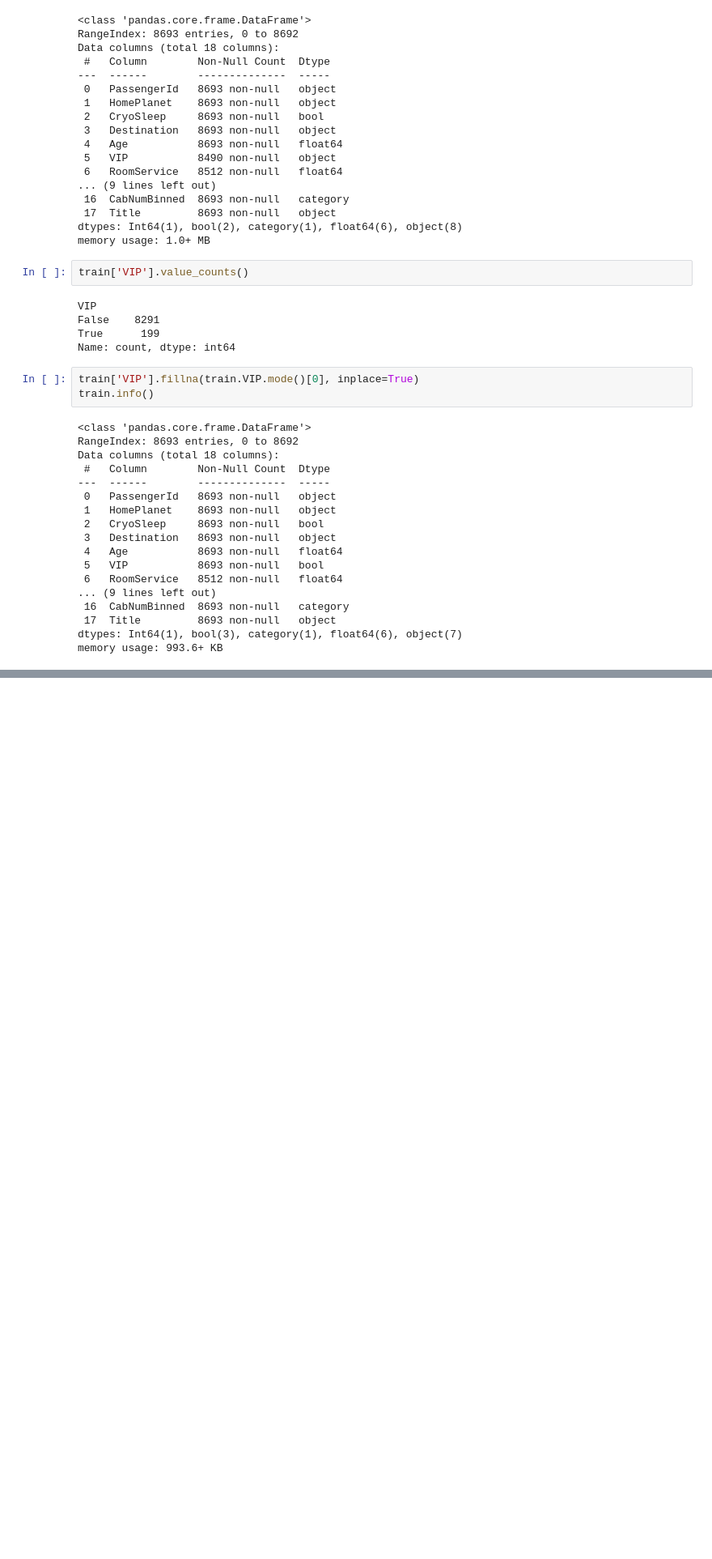
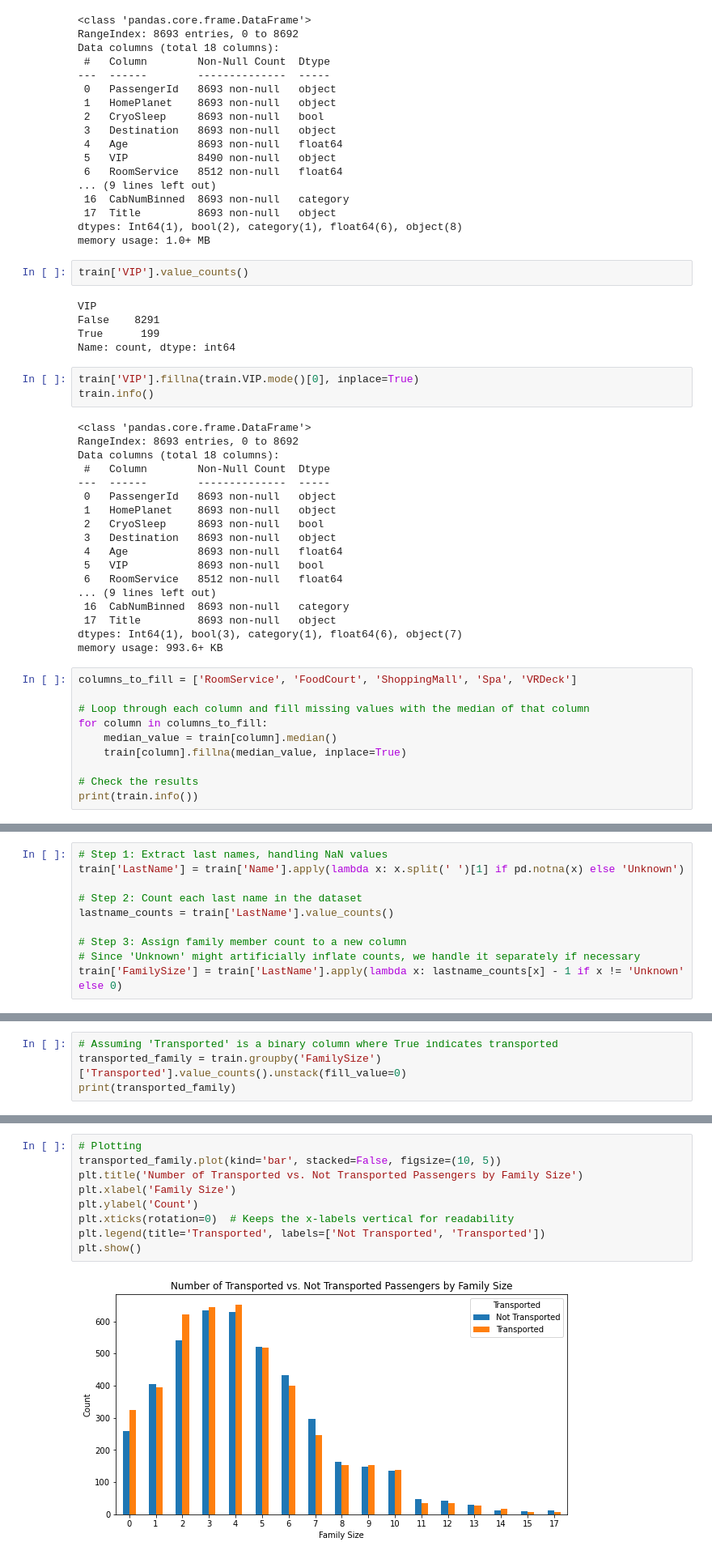
Before and after one commit to brianellis1997/Spaceship-Titanic, a Jupyter notebook: spaceship-titanic/Work.ipynb, the cells around one changed output, grey strips where cells are left out. Shown: that part at 81% size. Drawn from its saved outputs; the diff is of its cells as text; blank space fills up the shorter version.

Commit message:
imputed all missing data

```diff
--- a/spaceship-titanic/Work.ipynb
+++ b/spaceship-titanic/Work.ipynb
@@ -1122,3 +1122,13 @@ Data columns (total 18 columns):
  17  Title         8693 non-null   object
 dtypes: Int64(1), bool(3), category(1), float64(6), object(7)
 memory usage: 993.6+ KB
+# %%
+columns_to_fill = ['RoomService', 'FoodCourt', 'ShoppingMall', 'Spa', 'VRDeck']
+
+# Loop through each column and fill missing values with the median of that column
+for column in columns_to_fill:
+    median_value = train[column].median()
+    train[column].fillna(median_value, inplace=True)
+
+# Check the results
+print(train.info())
@@ -1124,0 +1168,10 @@ memory usage: 993.6+ KB
+# %%
+# Step 1: Extract last names, handling NaN values
+train['LastName'] = train['Name'].apply(lambda x: x.split(' ')[1] if pd.notna(x) else 'Unknown')
+
+# Step 2: Count each last name in the dataset
+lastname_counts = train['LastName'].value_counts()
+
+# Step 3: Assign family member count to a new column
+# Since 'Unknown' might artificially inflate counts, we handle it separately if necessary
+train['FamilySize'] = train['LastName'].apply(lambda x: lastname_counts[x] - 1 if x != 'Unknown' else 0)
@@ -1124,0 +1207,4 @@ memory usage: 993.6+ KB
+# %%
+# Assuming 'Transported' is a binary column where True indicates transported
+transported_family = train.groupby('FamilySize')['Transported'].value_counts().unstack(fill_value=0)
+print(transported_family)
@@ -1124,0 +1231,11 @@ memory usage: 993.6+ KB
+# %%
+# Plotting
+transported_family.plot(kind='bar', stacked=False, figsize=(10, 5))
+plt.title('Number of Transported vs. Not Transported Passengers by Family Size')
+plt.xlabel('Family Size')
+plt.ylabel('Count')
+plt.xticks(rotation=0)  # Keeps the x-labels vertical for readability
+plt.legend(title='Transported', labels=['Not Transported', 'Transported'])
+plt.show()
+# %% [output]
+[figure, added]
```
Also changed, not shown: parts of 10 cells of this notebook.
